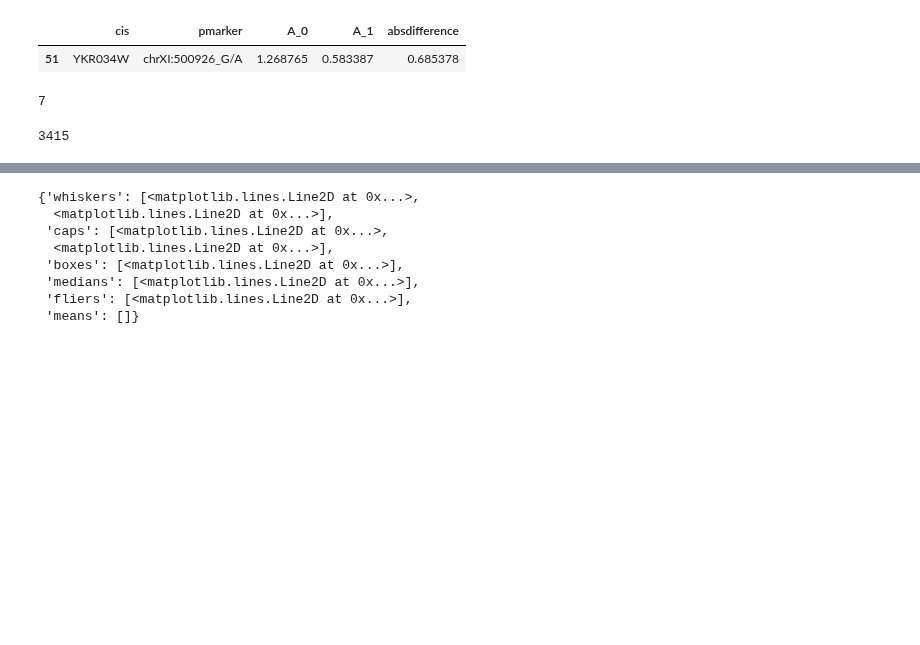
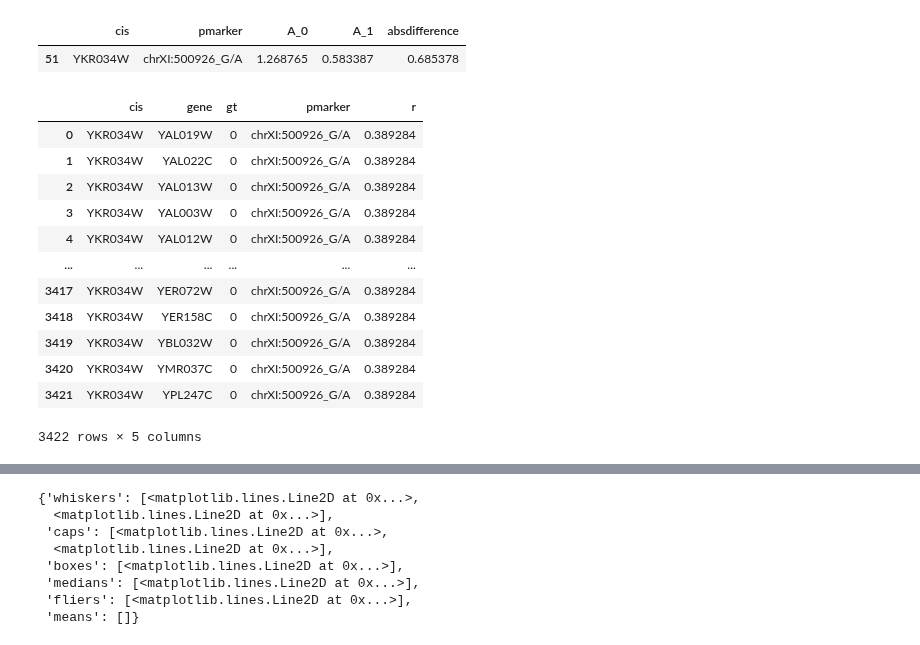
Before and after one commit to BIRDSgroup/NLCD, a Jupyter notebook: scripts/full_procedure.ipynb, the cells around one changed output, grey strips where cells are left out. Saved outputs shown, nothing was run; the diff lists cells and outputs as text; code cells hidden in the pictures; blank space fills up the shorter version.

```diff
--- a/scripts/full_procedure.ipynb
+++ b/scripts/full_procedure.ipynb
@@ -528,8 +528,18 @@ yeast_outlier=yeast_total[yeast_total['cis'].isin(['YKR034W'])]
+# %%
+yeast_outlier
+# %% [output]
+|  | cis | gene | gt | pmarker | r |
+| 0 | YKR034W | YAL019W | 0 | chrXI:500926_G/A | 0.389284 |
+| 1 | YKR034W | YAL022C | 0 | chrXI:500926_G/A | 0.389284 |
+| 2 | YKR034W | YAL013W | 0 | chrXI:500926_G/A | 0.389284 |
+| 3 | YKR034W | YAL003W | 0 | chrXI:500926_G/A | 0.389284 |
+| 4 | YKR034W | YAL012W | 0 | chrXI:500926_G/A | 0.389284 |
+| ... | ... | ... | ... | ... | ... |
+| 3417 | YKR034W | YER072W | 0 | chrXI:500926_G/A | 0.389284 |
+| 3418 | YKR034W | YER158C | 0 | chrXI:500926_G/A | 0.389284 |
+| 3419 | YKR034W | YBL032W | 0 | chrXI:500926_G/A | 0.389284 |
+| 3420 | YKR034W | YMR037C | 0 | chrXI:500926_G/A | 0.389284 |
+| 3421 | YKR034W | YPL247C | 0 | chrXI:500926_G/A | 0.389284 |
+3422 rows × 5 columns
 # %%
-sum(yeast_outlier['gt']==1)
+yeast_outlier_causal=yeast_outlier.loc[yeast_outlier['gt']==1,].reset_index(drop=True)
-# %% [output]
-7
-# %%
-sum(yeast_outlier['gt']==0)
-# %% [output]
-3415
```
Also changed, not shown: parts of 6 cells of this notebook.
